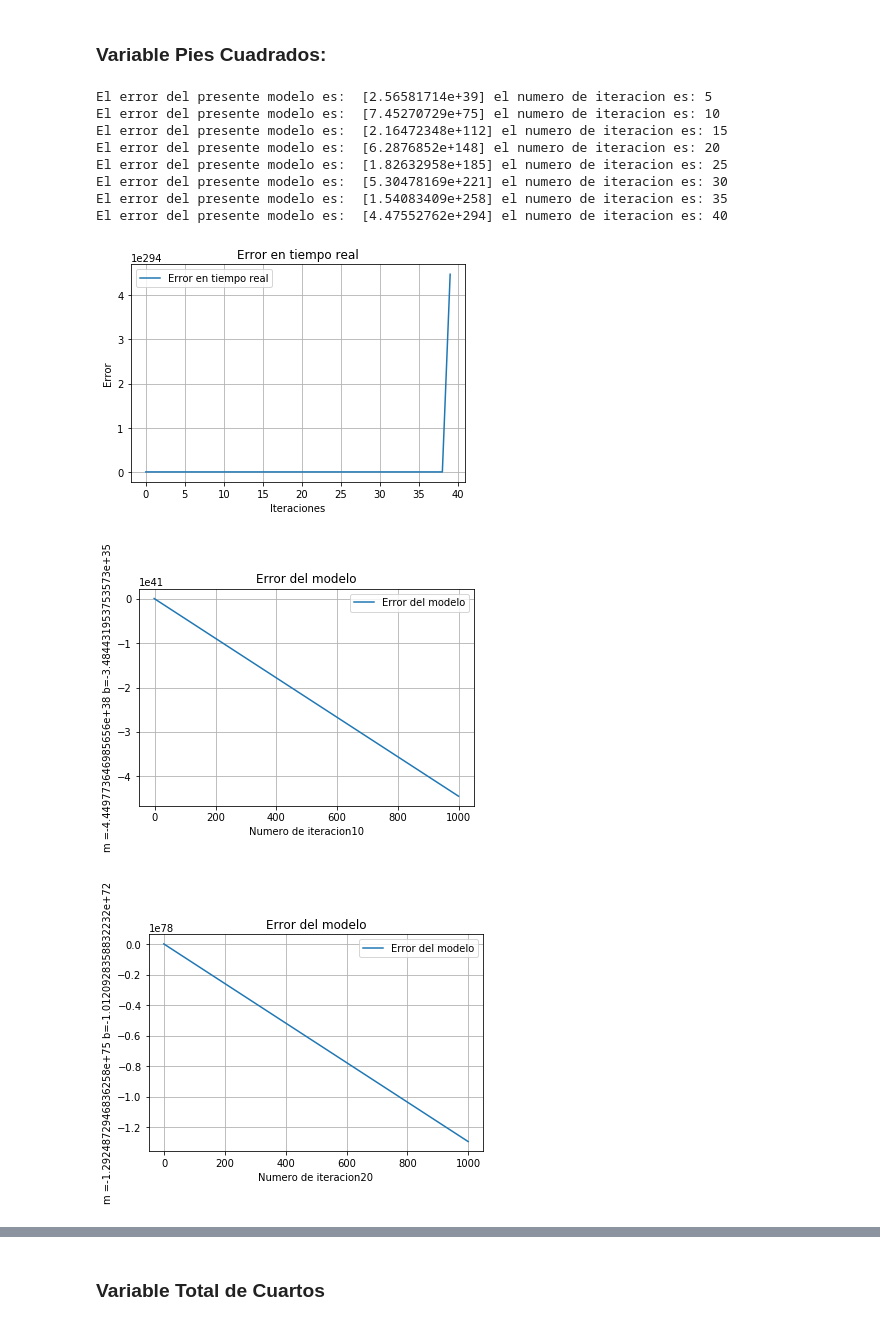
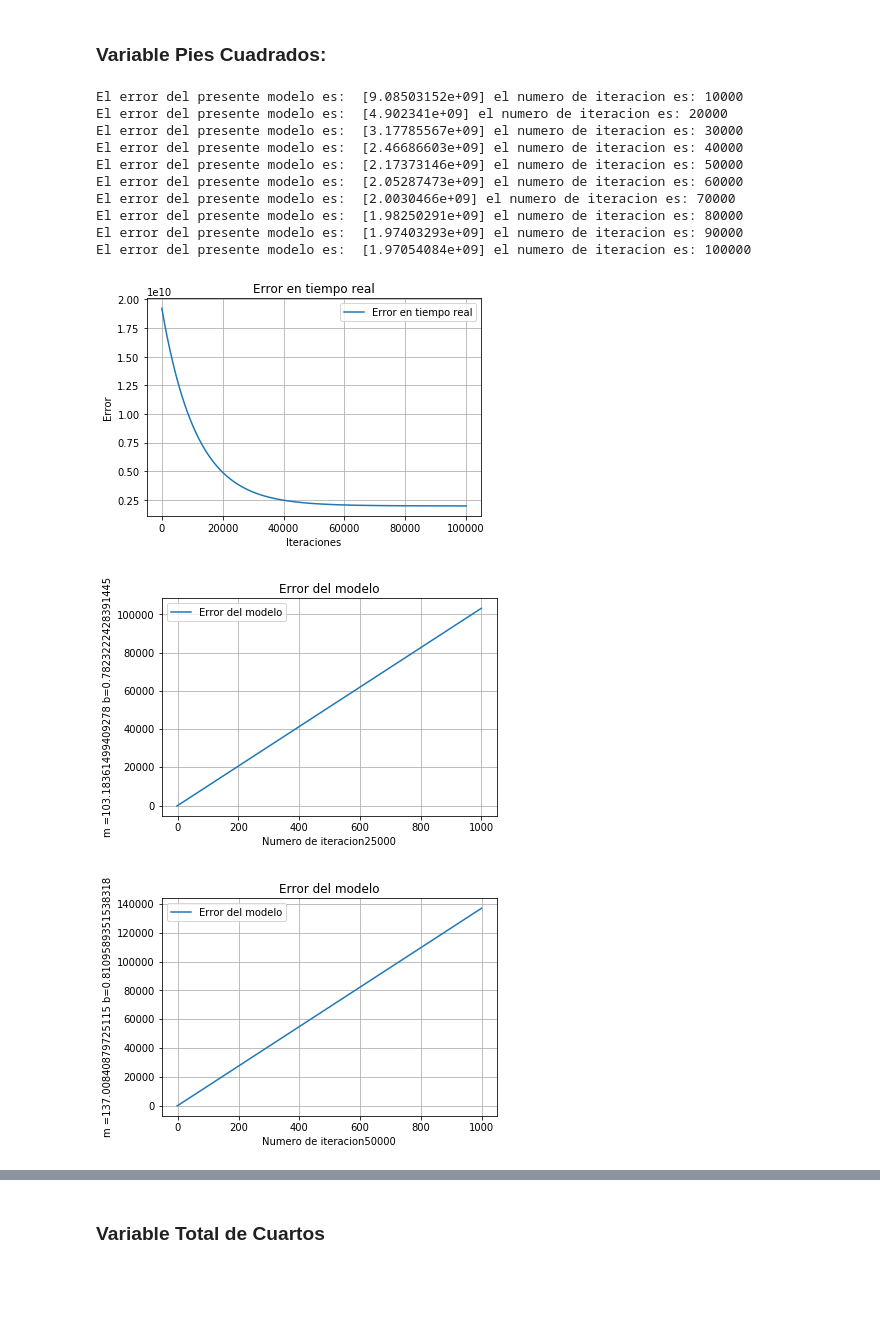
Before and after one commit to franmorales/DSGalileo, a Jupyter notebook: pyProject.ipynb, the cells around one changed output, grey strips where cells are left out. Drawn from its saved outputs; the diff is of its cells as text; code cells hidden in the pictures; blank space fills up the shorter version.

```diff
--- a/pyProject.ipynb
+++ b/pyProject.ipynb
@@ -269,7 +269,7 @@ plt.show()
 def trainingFunction(x, y, ite,showError, learnR):
     count = 0
     errorVect = np.array([np.nan])
-    mb = np.array([0.5,0.4]) #VALORES INICIALES DE m y b
+    mb = np.array([0.8,0.7]) #VALORES INICIALES DE m y b
     onesVect = np.ones_like(x)
     X = np.append(x,onesVect,axis = 1) #CREACION DE MATRIX [X UNOS]
     mbDict = {}
@@ -402,18 +410,20 @@ El error del presente modelo es:  [1.54026303e+09] el numero de iteracion es: 20
 # %% [markdown]
 ### Variable Pies Cuadrados:
 # %%
-manualMB2 = trainingFunction(x = X2ArrayTrain, y = YArrayTrain, ite = 40,showError=5, learnR=0.00003)
+manualMB2 = trainingFunction(x = X2ArrayTrain, y = YArrayTrain, ite = 100000,showError=10000, learnR=0.00000000003)
 visualizacionError(manualMB2[1])
-visualizacionModelos(dataStruct=manualMB2[0],n= 10)
+visualizacionModelos(dataStruct=manualMB2[0],n= 25000)
 # %% [output]
-El error del presente modelo es:  [2.56581714e+39] el numero de iteracion es: 5
-El error del presente modelo es:  [7.45270729e+75] el numero de iteracion es: 10
-El error del presente modelo es:  [2.16472348e+112] el numero de iteracion es: 15
-El error del presente modelo es:  [6.2876852e+148] el numero de iteracion es: 20
-El error del presente modelo es:  [1.82632958e+185] el numero de iteracion es: 25
-El error del presente modelo es:  [5.30478169e+221] el numero de iteracion es: 30
-El error del presente modelo es:  [1.54083409e+258] el numero de iteracion es: 35
-El error del presente modelo es:  [4.47552762e+294] el numero de iteracion es: 40
+El error del presente modelo es:  [9.08503152e+09] el numero de iteracion es: 10000
+El error del presente modelo es:  [4.902341e+09] el numero de iteracion es: 20000
+El error del presente modelo es:  [3.17785567e+09] el numero de iteracion es: 30000
+El error del presente modelo es:  [2.46686603e+09] el numero de iteracion es: 40000
+El error del presente modelo es:  [2.17373146e+09] el numero de iteracion es: 50000
+El error del presente modelo es:  [2.05287473e+09] el numero de iteracion es: 60000
+El error del presente modelo es:  [2.0030466e+09] el numero de iteracion es: 70000
+El error del presente modelo es:  [1.98250291e+09] el numero de iteracion es: 80000
+El error del presente modelo es:  [1.97403293e+09] el numero de iteracion es: 90000
+El error del presente modelo es:  [1.97054084e+09] el numero de iteracion es: 100000
-[figure, old version]
+[figure, new version]
-[figure, old version]
+[figure, new version]
-[figure, old version]
+[figure, new version]
```
Also changed, not shown: parts of 5 cells of this notebook.
